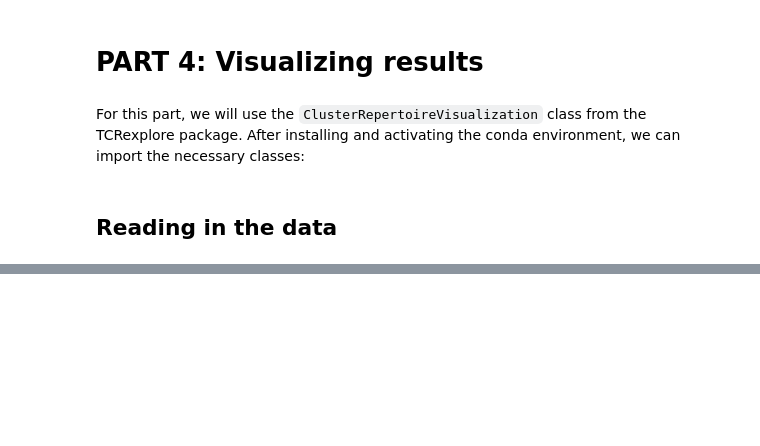
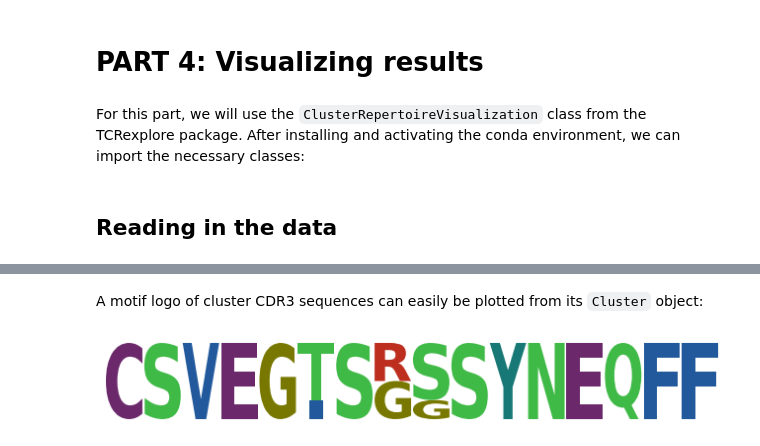
Before and after one commit to svalkiers/MMB_antigen_receptor_repertoire_tools, a Jupyter notebook: notebooks/part4_visualization.ipynb, the cells around one changed output, grey strips where cells are left out. Cells and saved outputs as stored; diff of their text form; code cells hidden in the pictures; blank space fills up the shorter version.

Commit message:
add cluster logos

```diff
--- a/notebooks/part4_visualization.ipynb
+++ b/notebooks/part4_visualization.ipynb
@@ -20,0 +30,10 @@ ClusterRepertoire.from_tcrex_result()
+# %%
+# a helper function to aggregate epitope information:
+
+from typing import Counter, Iterable
+
+def agg_epitopes(epitopes:Iterable[str]) -> Counter:
+    epitopes = [e for e in epitopes if not pd.isna(e)]
+    if len(epitopes) == 0:
+        return np.nan
+    return Counter(epitopes)
@@ -20,0 +42,5 @@ ClusterRepertoire.from_tcrex_result()
+# %%
+clusters_df = df.groupby("cluster").agg({"junction_aa":set, "epitope":agg_epitopes})
+clusters_df["cluster_id"] = [int(x) for x in clusters_df.index]
+clusters_df["most_common_epitope"] = clusters_df["epitope"].apply(lambda x : x.most_common()[0][0] if not pd.isna(x) else np.nan)
+clusters_df.head()
@@ -20,0 +57,7 @@ ClusterRepertoire.from_tcrex_result()
+# %%
+clusterlist = [
+        Cluster(sequences=seqs, cluster_id=cid, k="all")
+        for seqs,cid in zip(clusters_df["junction_aa"], clusters_df["cluster_id"])
+    ]
+# %%
+c_rep = ClusterRepertoire(clusterlist)
@@ -20,0 +68,10 @@ ClusterRepertoire.from_tcrex_result()
+# %% [markdown]
+A motif logo of cluster CDR3 sequences can easily be plotted from its `Cluster` object:
+# %%
+# get a cluster from the repertoire by id using .get:
+c = c_rep.get(5000)
+
+# plot
+c.plot_motif_logo()
+# %% [output]
+[figure, added]
```
Also changed, not shown: parts of 14 cells of this notebook.
